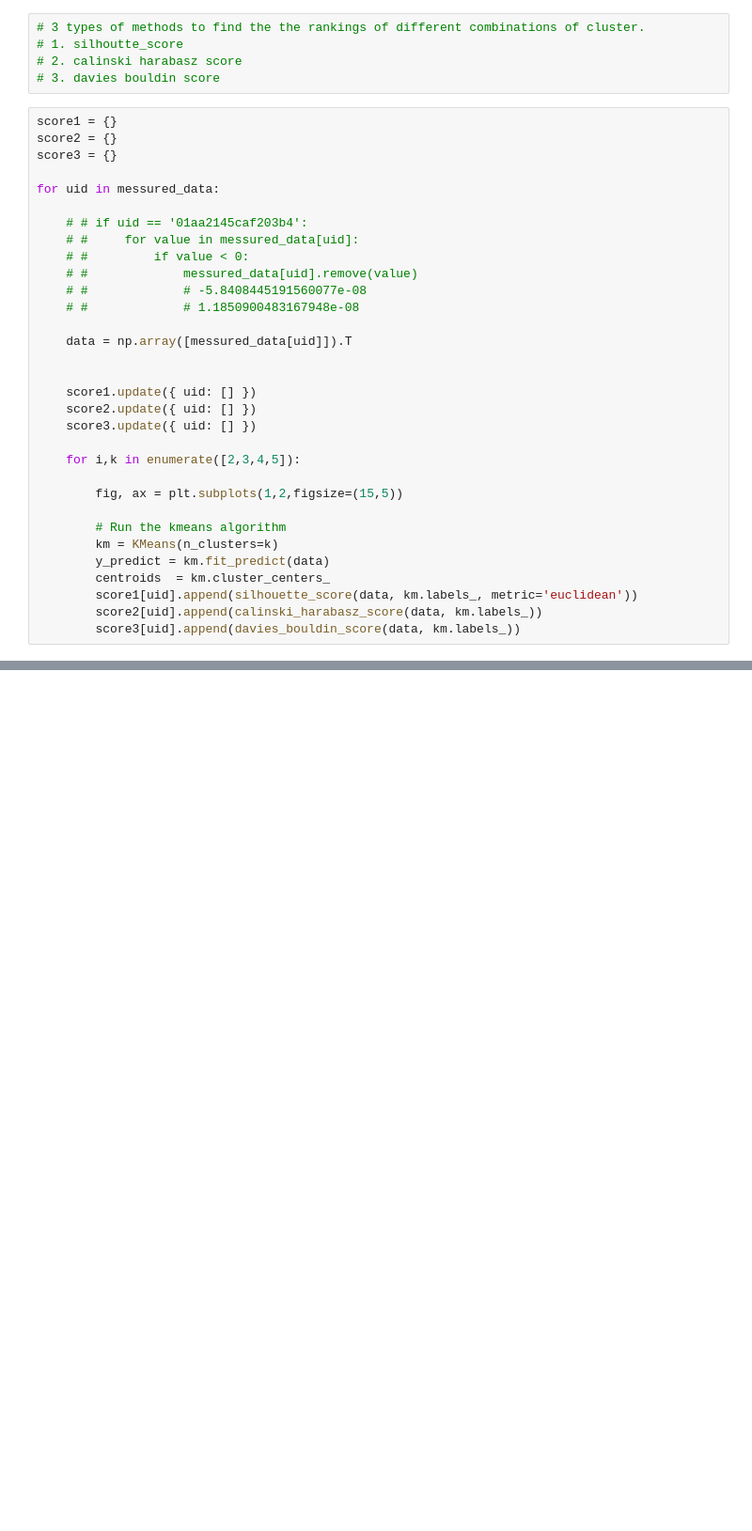
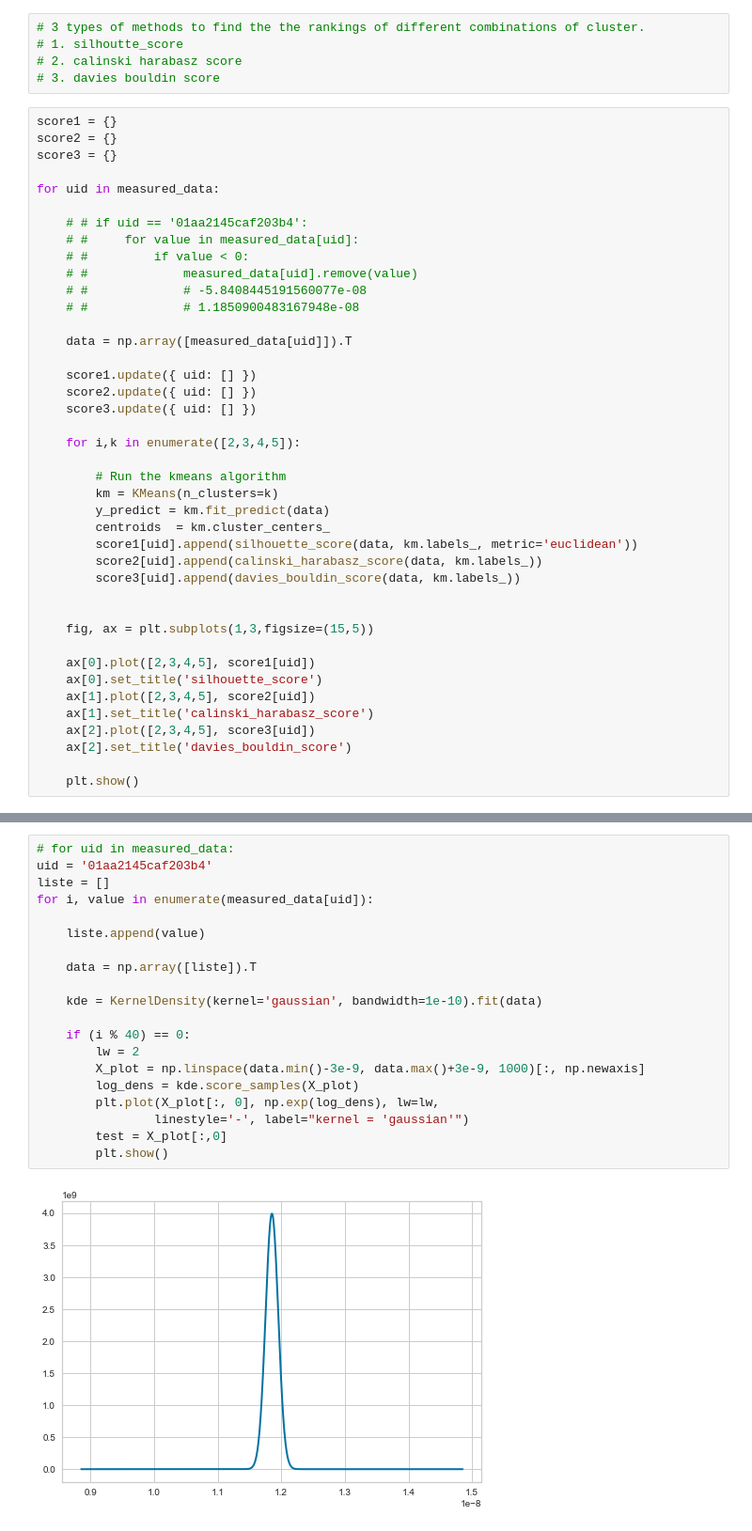
Before and after one commit to Kusmonaut/python_scirpts, a Jupyter notebook: jupiterNotebook/helloJupyter.ipynb, the cells around one changed output, grey strips where cells are left out. Shown at 94% size. Drawn from its saved outputs; the diff is of its cells as text; blank space fills up the shorter version.

```diff
--- a/jupiterNotebook/helloJupyter.ipynb
+++ b/jupiterNotebook/helloJupyter.ipynb
@@ -189,25 +196,22 @@ score1 = {}
 score2 = {}
 score3 = {}
 
-for uid in messured_data:
+for uid in measured_data:
 
     # # if uid == '01aa2145caf203b4':
-    # #     for value in messured_data[uid]:
+    # #     for value in measured_data[uid]:
     # #         if value < 0:
-    # #             messured_data[uid].remove(value)
+    # #             measured_data[uid].remove(value)
     # #             # -5.8408445191560077e-08
     # #             # 1.1850900483167948e-08
 
-    data = np.array([messured_data[uid]]).T
-
+    data = np.array([measured_data[uid]]).T
 
     score1.update({ uid: [] })
     score2.update({ uid: [] })
     score3.update({ uid: [] })
 
     for i,k in enumerate([2,3,4,5]):
-
-        fig, ax = plt.subplots(1,2,figsize=(15,5))
 
         # Run the kmeans algorithm
         km = KMeans(n_clusters=k)
@@ -216,3 +220,15 @@ for uid in messured_data:
         score1[uid].append(silhouette_score(data, km.labels_, metric='euclidean'))
         score2[uid].append(calinski_harabasz_score(data, km.labels_))
         score3[uid].append(davies_bouldin_score(data, km.labels_))
+
+
+    fig, ax = plt.subplots(1,3,figsize=(15,5))
+
+    ax[0].plot([2,3,4,5], score1[uid])
+    ax[0].set_title('silhouette_score')
+    ax[1].plot([2,3,4,5], score2[uid])
+    ax[1].set_title('calinski_harabasz_score')
+    ax[2].plot([2,3,4,5], score3[uid])
+    ax[2].set_title('davies_bouldin_score')
+
+    plt.show()
@@ -218,0 +300,22 @@ for uid in messured_data:
+# %%
+# for uid in measured_data:
+uid = '01aa2145caf203b4'
+liste = []
+for i, value in enumerate(measured_data[uid]):
+
+    liste.append(value)
+
+    data = np.array([liste]).T
+
+    kde = KernelDensity(kernel='gaussian', bandwidth=1e-10).fit(data)
+
+    if (i % 40) == 0:
+        lw = 2
+        X_plot = np.linspace(data.min()-3e-9, data.max()+3e-9, 1000)[:, np.newaxis]
+        log_dens = kde.score_samples(X_plot)
+        plt.plot(X_plot[:, 0], np.exp(log_dens), lw=lw,
+                linestyle='-', label="kernel = 'gaussian'")
+        test = X_plot[:,0]
+        plt.show()
+# %% [output]
+[figure, added]
```
Also changed, not shown: parts of 12 cells of this notebook, 31 other files.
